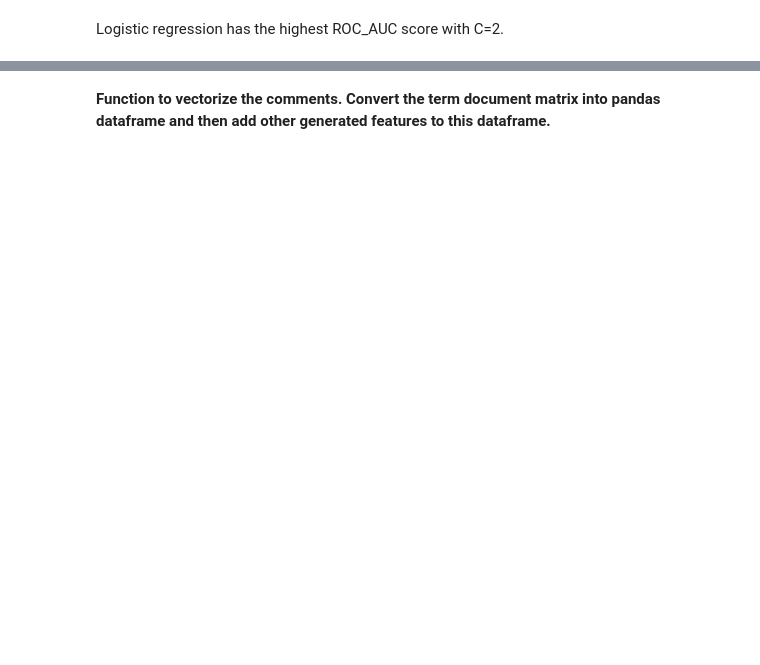
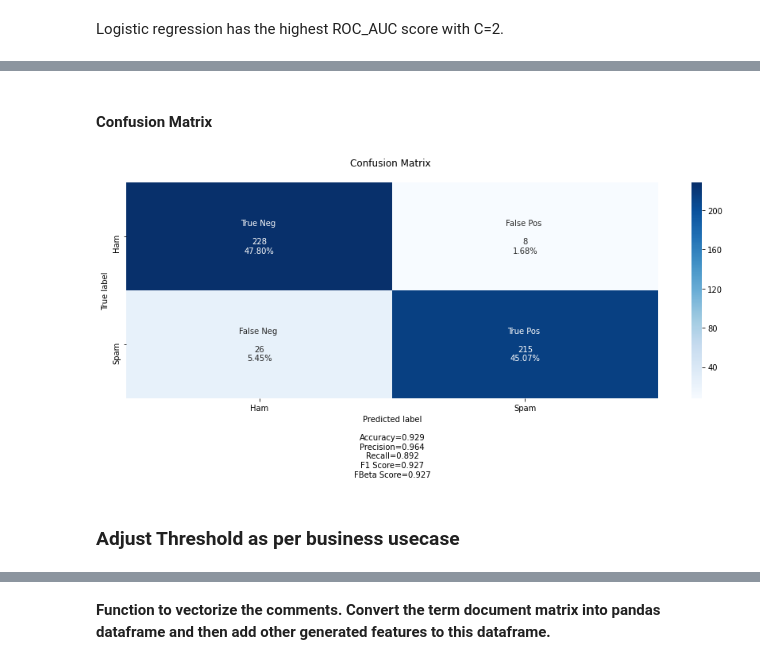
Before and after one commit to Preeti24/Youtube-comments, a Jupyter notebook: Machine Learning-Pipeline.ipynb, the cells around one changed output, grey strips where cells are left out. Saved outputs shown, nothing was run; the diff lists cells and outputs as text; code cells hidden in the pictures; blank space fills up the shorter version.

```diff
--- a/Machine Learning-Pipeline.ipynb
+++ b/Machine Learning-Pipeline.ipynb
@@ -43,7 +48,7 @@ cols=['COMMENT_ID','%OfUpperCaseLetters', 'NoOfURL', 'AvgLengthOfEachWord',
 X=data.loc[:,cols]
 y=data['CLASS']
 
-X_train, X_test, y_train, y_test = train_test_split(X, y, test_size=.30,stratify=y,random_state=147)
+X_train, X_test, y_train, y_test = train_test_split(X, y, test_size=.25,stratify=y,random_state=147)
 # %%
 print('X_train, X_test, y_train, y_test: ',X_train.shape, X_test.shape, y_train.shape, y_test.shape)
 # %% [output]
@@ -442,0 +265,17 @@ cf_matrix.make_confusion_matrix(cm,figsize=(15,5),categories=['Ham','Spam'],
+# %% [markdown]
+#### Confusion Matrix
+# %%
+import cf_matrix
+# Reference: https://medium.com/@dtuk81/confusion-matrix-visualization-fc31e3f30fea
+# https://github.com/DTrimarchi10/confusion_matrix/blob/master/cf_matrix.py
+
+labels = ['True Neg \n','False Pos \n','False Neg \n','True Pos \n']
+
+cm=confusion_matrix(y_test,lr_gridSearch[2].predict(X_test['CleanWordList']))
+
+cf_matrix.make_confusion_matrix(cm,figsize=(15,5),categories=['Ham','Spam'],
+                                title='Confusion Matrix \n',group_names=labels)
+# %% [output]
+[figure, added]
+# %% [markdown]
+### **Adjust Threshold as per business usecase**
```
Also changed, not shown: parts of 70 cells of this notebook.
